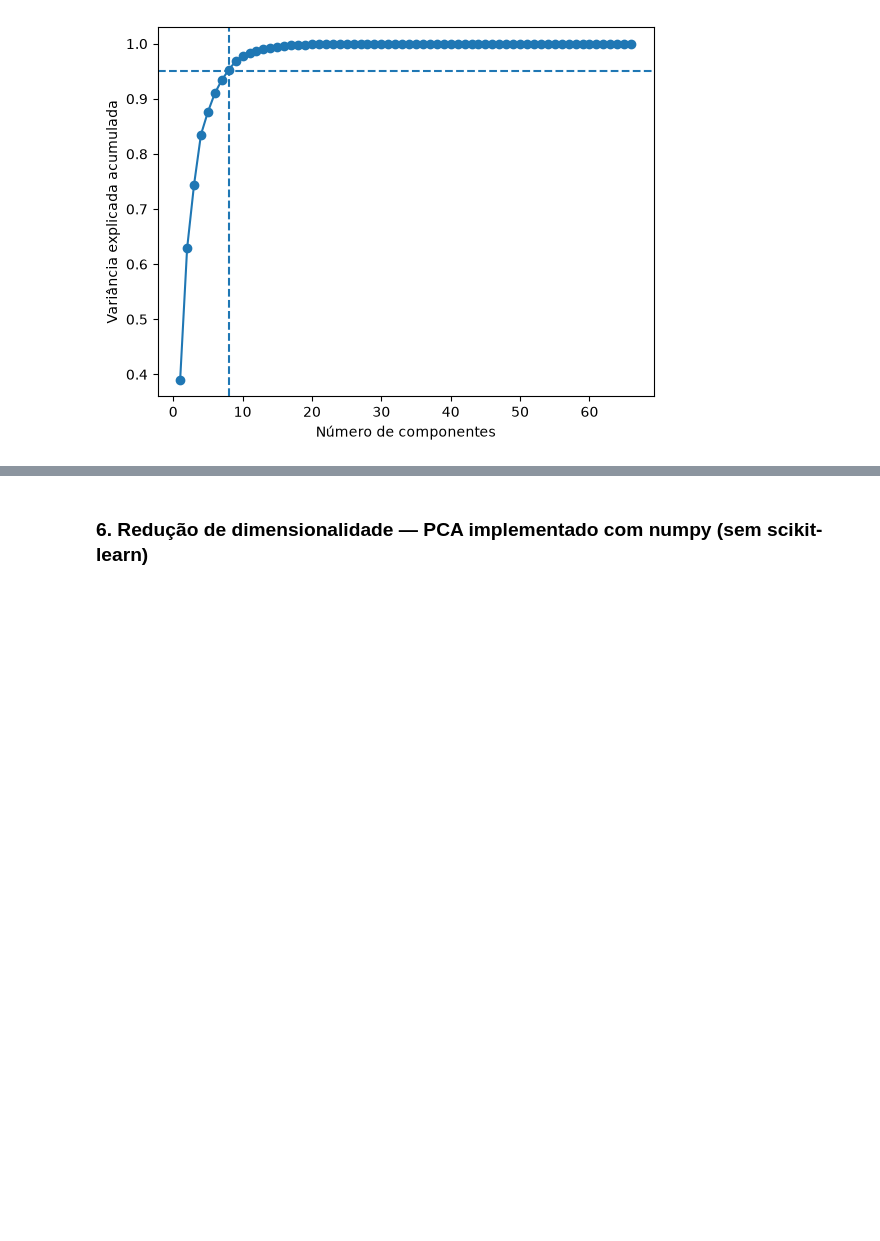
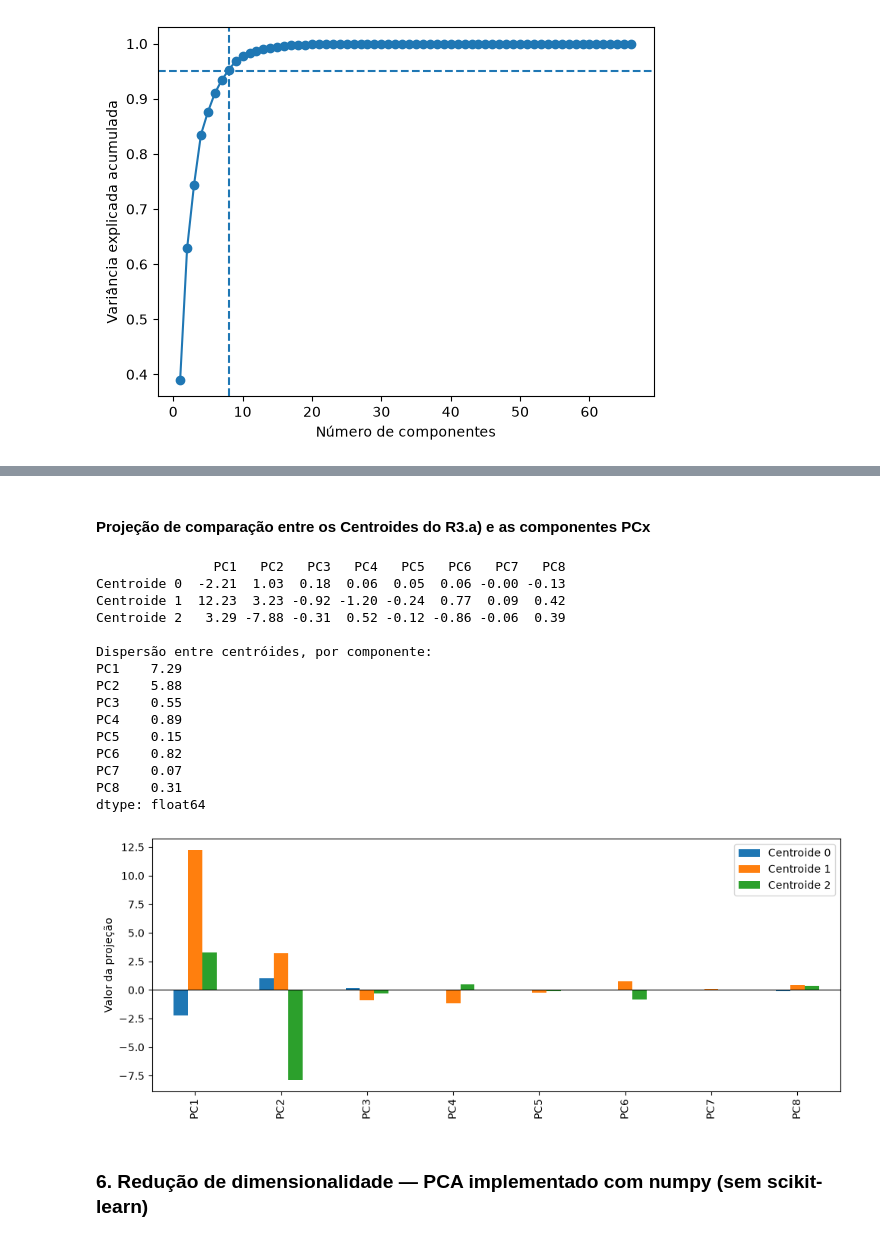
Before and after one commit to Ribz4306/LAB-IAAUT, a Jupyter notebook: lab1.ipynb, the cells around one changed output, grey strips where cells are left out. Drawn from its saved outputs; the diff is of its cells as text; code cells hidden in the pictures; blank space fills up the shorter version.

```diff
--- a/lab1.ipynb
+++ b/lab1.ipynb
@@ -359,3 +410,36 @@ plt.show()
+# %% [markdown]
+#### Projeção de comparação entre os Centroides do R3.a) e as componentes PCx
+# %%
+Zc = pd.DataFrame(pca.transform(C_best)[:, :n95],
+                  index=[f'Centroide {k}' for k in range(K)],
+                  columns=[f'PC{i+1}' for i in range(n95)])
+
+print(Zc.round(2))
+print('\nDispersão entre centróides, por componente:')
+print(Zc.std().round(2))
+
+Zc.T.plot.bar(figsize=(10, 4))
+plt.axhline(0, color='black', linewidth=0.8)
+plt.ylabel('Valor da projeção')
+plt.tight_layout()
+plt.show()
+# %% [output]
+               PC1   PC2   PC3   PC4   PC5   PC6   PC7   PC8
+Centroide 0  -2.21  1.03  0.18  0.06  0.05  0.06 -0.00 -0.13
+Centroide 1  12.23  3.23 -0.92 -1.20 -0.24  0.77  0.09  0.42
+Centroide 2   3.29 -7.88 -0.31  0.52 -0.12 -0.86 -0.06  0.39
+
+Dispersão entre centróides, por componente:
+PC1    7.29
+PC2    5.88
+PC3    0.55
+PC4    0.89
+PC5    0.15
+PC6    0.82
+PC7    0.07
+PC8    0.31
+dtype: float64
+[figure, added]
 # %% [markdown]
 ### 6. Redução de dimensionalidade — PCA implementado com numpy (sem scikit-learn)
 # %%
```
Also changed, not shown: parts of 15 cells of this notebook, 4 other files.
